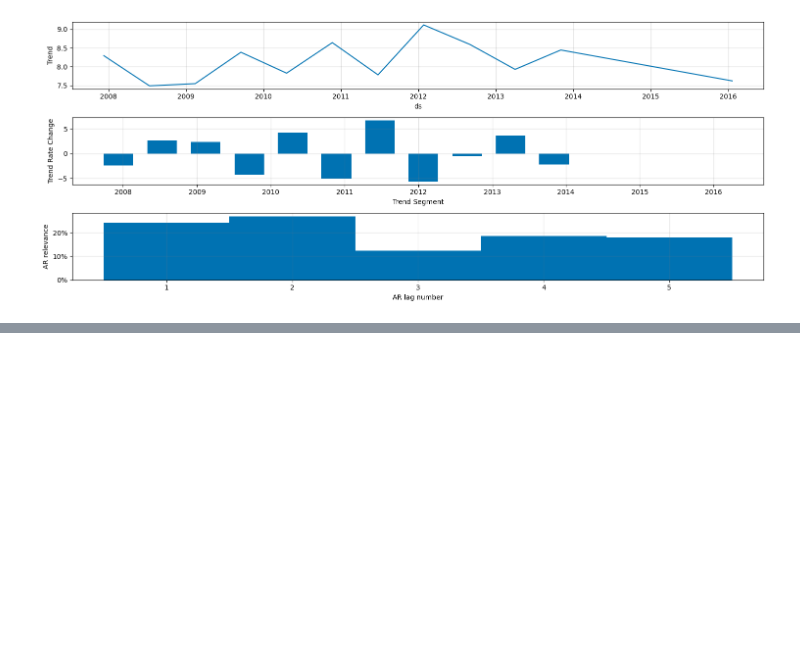
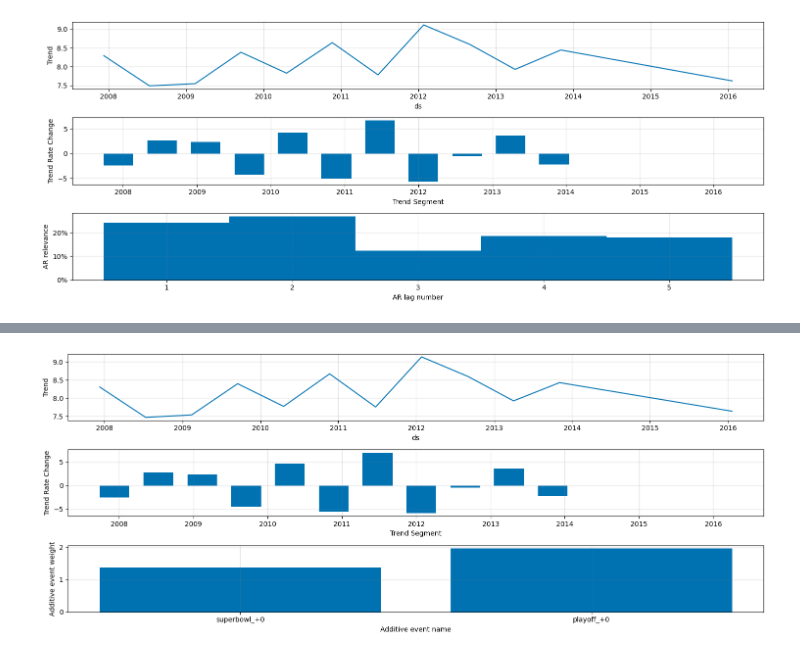
Before and after one commit to LuciaRavazzi/Master-DataScienceLab, a Jupyter notebook: Miscellanea/NeauralProphet_Tutorial.ipynb, the cells around one changed output, grey strips where cells are left out. Cells and saved outputs as stored; diff of their text form; code cells hidden in the pictures; blank space fills up the shorter version.

Commit message:
ADD events

```diff
--- a/Miscellanea/NeauralProphet_Tutorial.ipynb
+++ b/Miscellanea/NeauralProphet_Tutorial.ipynb
@@ -418,0 +410,14 @@ model.add_lagged_regressor(name = 'A')
+# %%
+playoffs_history = pd.DataFrame({
+        'event': 'playoff',
+        'ds': pd.to_datetime(['2008-01-13', '2009-01-03', '2010-01-16',
+                              '2010-01-24', '2010-02-07', '2011-01-08',
+                              '2013-01-12', '2014-01-12', '2014-01-19',
+                              '2014-02-02', '2015-01-11', '2016-01-17']),
+    })
+
+superbowls_history = pd.DataFrame({
+    'event': 'superbowl',
+    'ds': pd.to_datetime(['2010-02-07', '2014-02-02']),
+    })
+history_events_df = pd.concat((playoffs_history, superbowls_history))
@@ -418,0 +436,11 @@ model.add_lagged_regressor(name = 'A')
+# %%
+m = NeuralProphet(
+        n_forecasts=10,
+        yearly_seasonality=False,
+        weekly_seasonality=False,
+        daily_seasonality=False,
+    )
+m = m.add_events(["superbowl", "playoff"])
+# %%
+history_df  = m.create_df_with_events(df, history_events_df)
+history_df.head()
@@ -418,0 +455,3 @@ model.add_lagged_regressor(name = 'A')
+# %%
+metrics = m.fit(history_df)
+forecast = m.predict(df=history_df)
@@ -418,0 +473,4 @@ model.add_lagged_regressor(name = 'A')
+# %%
+m.plot_parameters(figsize = (15, 6));
+# %% [output]
+[figure, added]
```
Also changed, not shown: parts of 10 cells of this notebook.
